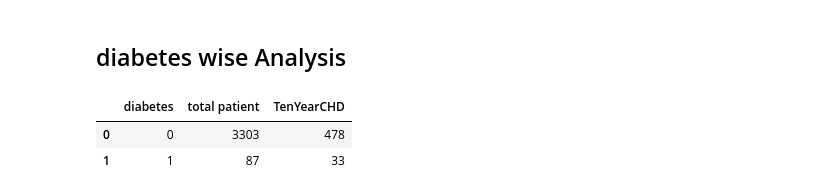
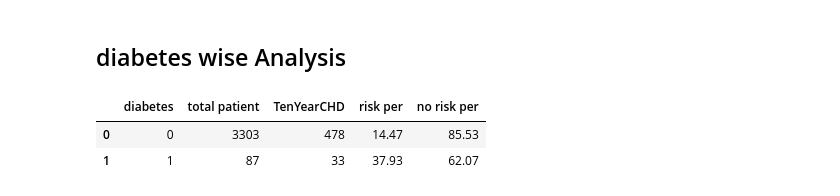
Before and after one commit to solankinitin1210/Capstone-Project-Cardiovascular-Risk-Prediction, a Jupyter notebook: Cardiovascular_Risk_Prediction_Capstone_Project.ipynb, the cells around one changed output. Drawn from its saved outputs; the diff is of its cells as text; code cells hidden in the pictures.

```diff
--- a/Cardiovascular_Risk_Prediction_Capstone_Project.ipynb
+++ b/Cardiovascular_Risk_Prediction_Capstone_Project.ipynb
@@ -425,11 +457,13 @@ smoking_wise.plot.bar(x='is_smoking',y=['total patient','TenYearCHD'])
 # %%
 diabetes_wise=df.groupby('diabetes').agg({'age':'count', 'TenYearCHD': 'sum'}).reset_index().rename(columns={'age':'total patient'})
 #gender_wise['percentage']=gender_wise['TenYearCHD']/gender_wise['total patient']*100
+diabetes_wise['risk per']=round(diabetes_wise['TenYearCHD']/diabetes_wise['total patient']*100,2)
+diabetes_wise['no risk per']=round((diabetes_wise['total patient']-diabetes_wise['TenYearCHD'])/diabetes_wise['total patient']*100,2)
 diabetes_wise
 # %% [output]
-|  | diabetes | total patient | TenYearCHD |
-| 0 | 0 | 3303 | 478 |
-| 1 | 1 | 87 | 33 |
+|  | diabetes | total patient | TenYearCHD | risk per | no risk per |
+| 0 | 0 | 3303 | 478 | 14.47 | 85.53 |
+| 1 | 1 | 87 | 33 | 37.93 | 62.07 |
 # %%
 plt.pie(diabetes_wise.iloc[1,1:],labels=['Total','CHT'],radius=1.5,autopct='%1.1f%%')
 plt.show()
```
Also changed, not shown: parts of 17 cells of this notebook.
